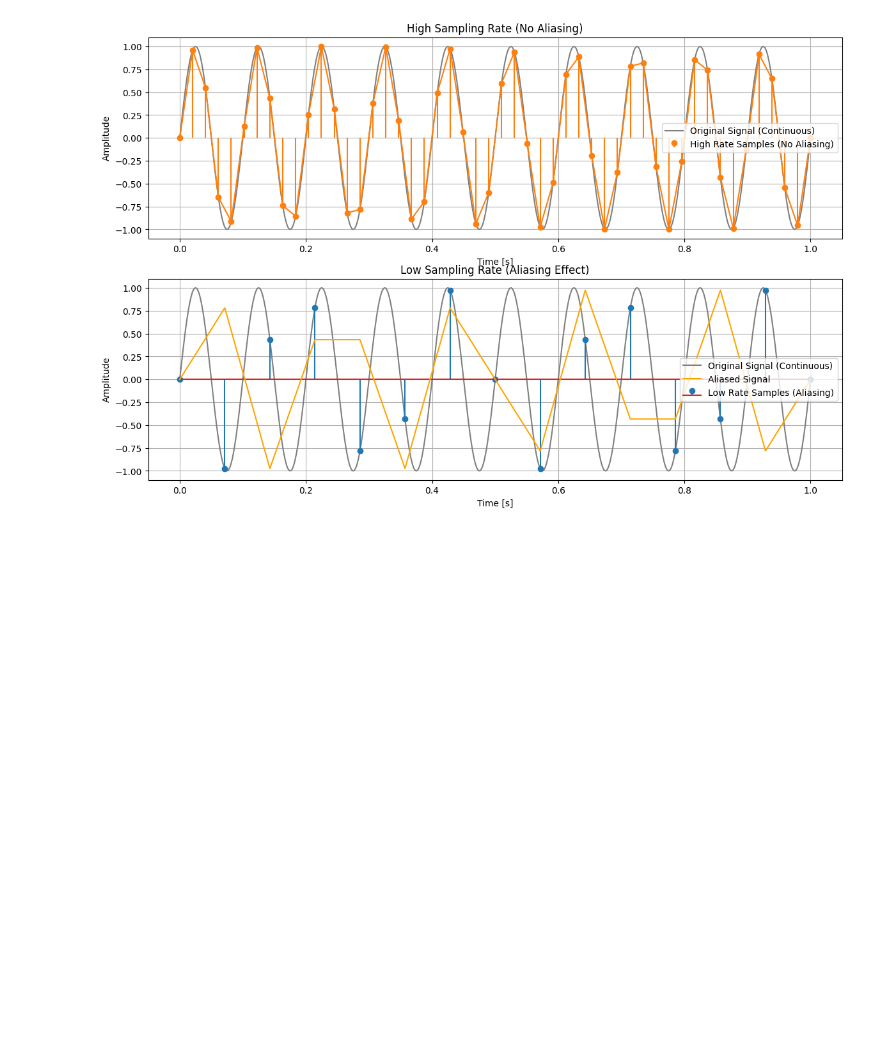
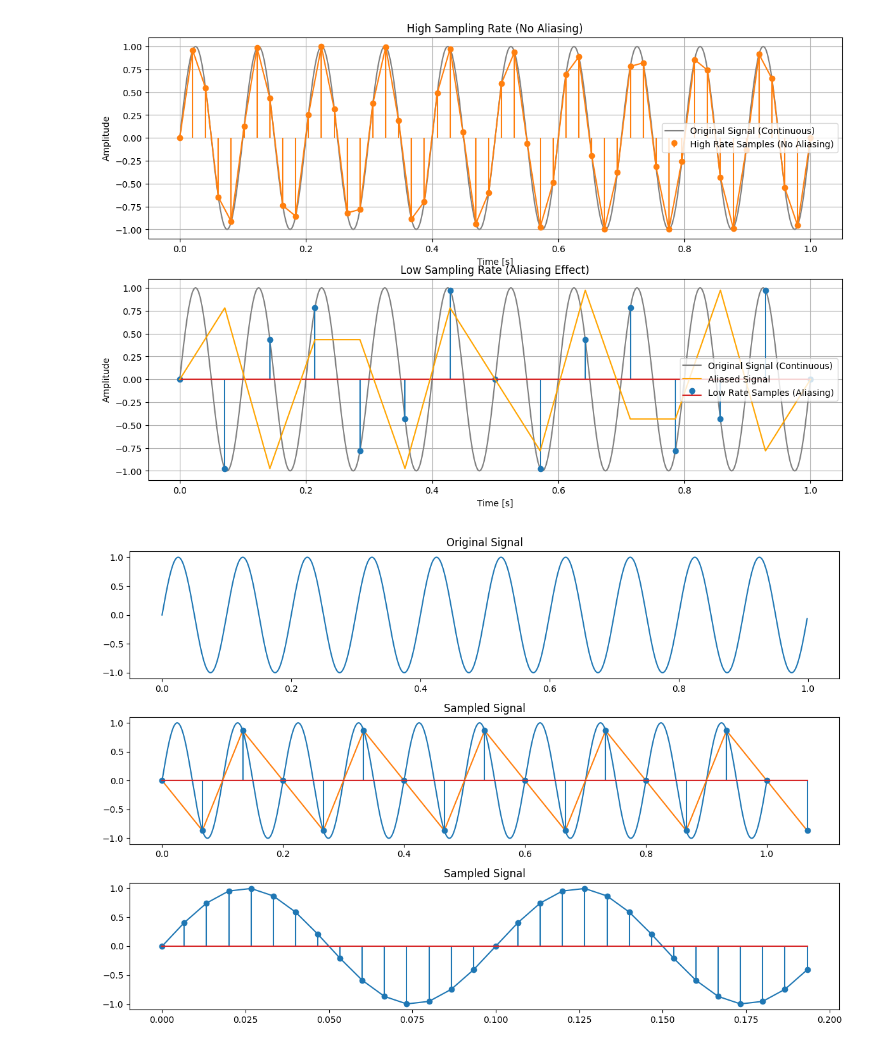
Before and after one commit to Mahfuzar148/Digital-Signal-Processing-Lab, a Jupyter notebook: sampling_and_aliasing.ipynb, the cells around one changed output. Cells and saved outputs as stored; diff of their text form; code cells hidden in the pictures; blank space fills up the shorter version.

```diff
--- a/sampling_and_aliasing.ipynb
+++ b/sampling_and_aliasing.ipynb
@@ -309,3 +308,41 @@ plt.grid(True)
 plt.show()
 # %% [output]
 [figure]
+# %%
+import matplotlib.pyplot as plt
+import numpy as np
+
+f = 10
+f1= 15
+f2 = 150
+
+t = np.linspace(0,1,1000,endpoint=False)
+
+n1 = np.arange(0,1.12,1/f1)
+n2 = np.arange(0,0.2,1/f2)
+
+x = np.sin(2*np.pi*f*t)
+x1 = np.sin(2*np.pi*f*n1)
+x2 = np.sin(2*np.pi*f*n2)
+
+plt.figure(figsize=(12,8))
+
+plt.subplot(3,1,1)
+plt.plot(t,x)
+plt.title("Original Signal")
+
+plt.subplot(3,1,2)
+plt.plot(t,x)
+plt.plot(n1,x1)
+plt.stem(n1,x1)
+plt.title("Sampled Signal")
+
+plt.subplot(3,1,3)
+plt.plot(n2,x2)
+plt.stem(n2,x2)
+plt.title("Sampled Signal")
+
+plt.tight_layout()
+plt.show()
+# %% [output]
+[figure, added]
```
Also changed, not shown: parts of 1 cell of this notebook, 18 other files.
